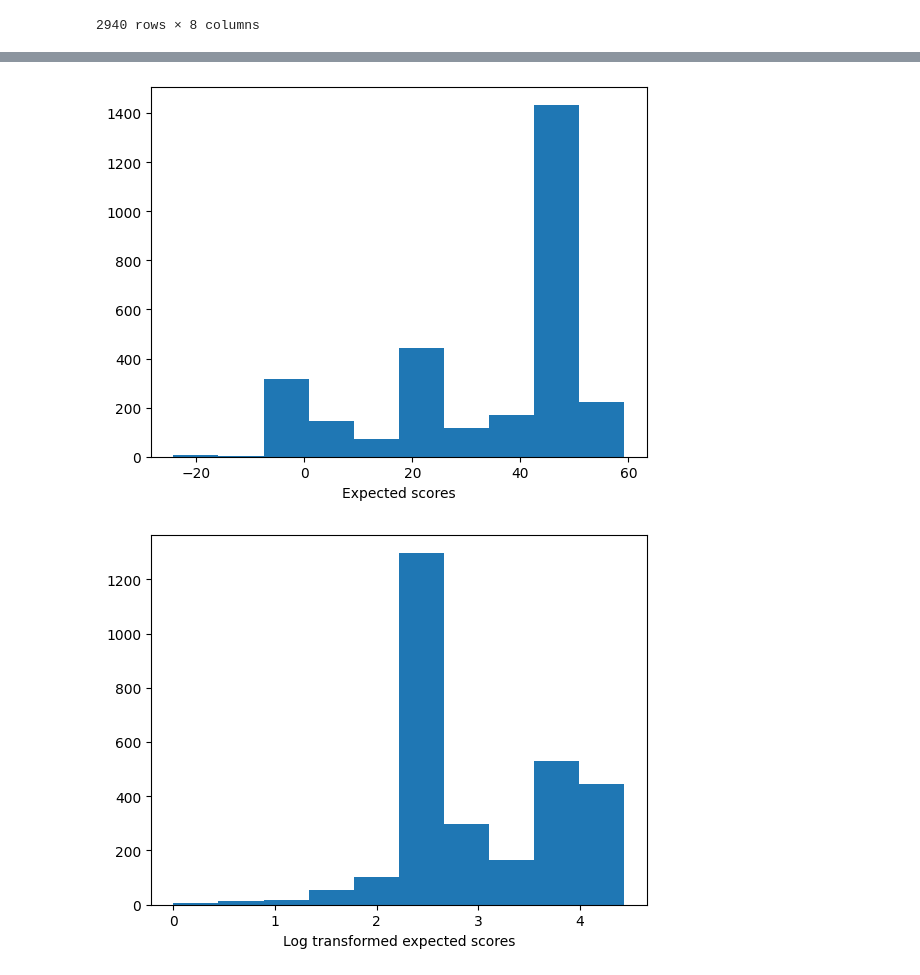
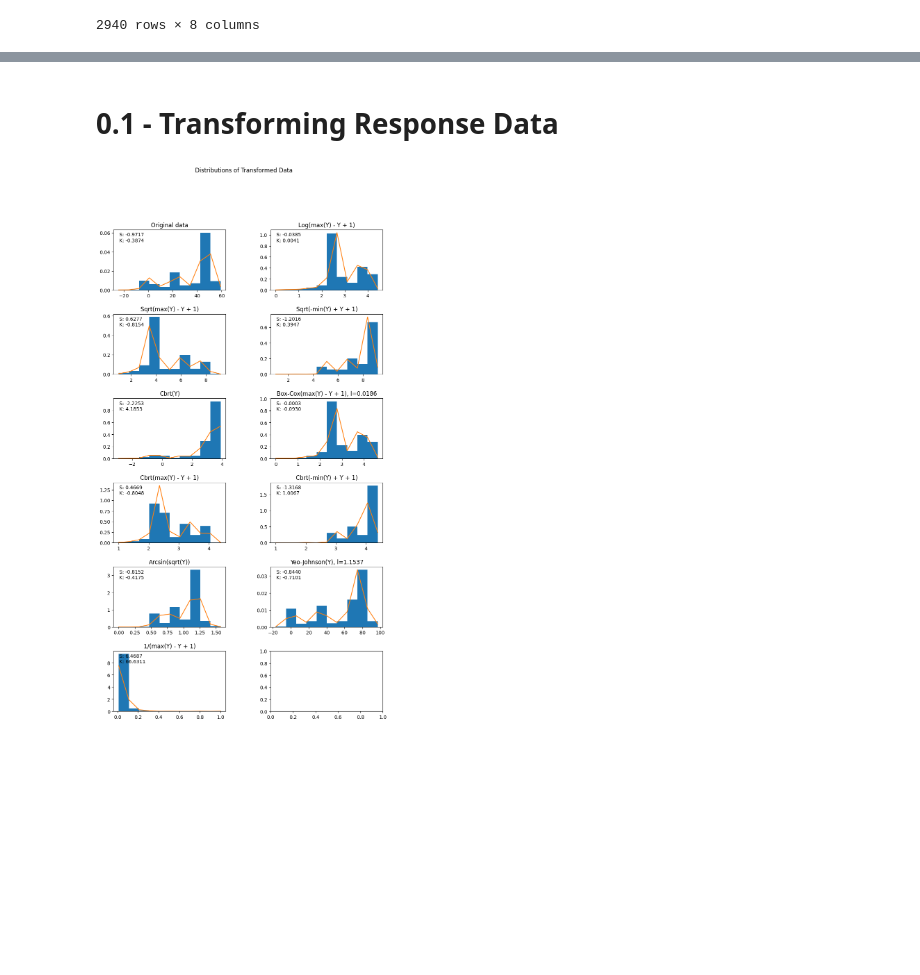
Before and after one commit to srinidhisrinivas/mcl-scarcity-mouselab, a Jupyter notebook: analysis/Data Analysis.ipynb, the cells around one changed output, grey strips where cells are left out. Saved outputs shown, nothing was run; the diff lists cells and outputs as text; code cells hidden in the pictures; blank space fills up the shorter version.

```diff
--- a/analysis/Data Analysis.ipynb
+++ b/analysis/Data Analysis.ipynb
@@ -349,0 +356,4 @@ outliers_excluded_trial
+# %%
+# Data to use for the remainder of the analysis
+
+filtered_data = outliers_excluded_part
@@ -416,30 +434,70 @@ See the caveats in the documentation: https://pandas.pydata.org/pandas-docs/stab
+# %% [markdown]
+# 0.1 - Transforming Response Data
 # %%
 def scale_to_range(arr, lb, ub):
     return ((arr - arr.min()) / (arr.max() - arr.min())) * (ub - lb) + lb
 # %%
 # Transforming the data
 
-data_to_copy = outliers_excluded_trial.copy() # or outliers_excluded
-
+data_to_copy = filtered_data.copy() # or outliers_excluded
 
 transformed_trials_df = data_to_copy.copy()
 log_transformed_trials_df = data_to_copy.copy()
 sq_transformed_trials_df = data_to_copy.copy()
+sq2_transformed_trials_df = data_to_copy.copy()
 cb_transformed_trials_df = data_to_copy.copy()
+cb2_transformed_trials_df = data_to_copy.copy()
+cb3_transformed_trials_df = data_to_copy.copy()
 arcsin_transformed_trials_df = data_to_copy.copy()
+bc_transformed_trials_df = data_to_copy.copy()
+yj_transformed_trials_df = data_to_copy.copy()
+inverse_transformed_trials_df = data_to_copy.copy()
 
-plt.figure()
-plt.hist(transformed_trials_df['expectedScores'])
-plt.xlabel('Expected scores')
+
 log_transformed_trials_df['expectedScores'] = np.log(transformed_trials_df['expectedScores'].max() + 1 - transformed_trials_df['expectedScores'])
 sq_transformed_trials_df['expectedScores'] = np.sqrt(transformed_trials_df['expectedScores'].max() + 1 - transformed_trials_df['expectedScores'])
-cb_transformed_trials_df['expectedScores'] = np.cbrt(transformed_trials_df['expectedScores'].max() + 1 - transformed_trials_df['expectedScores'])
-arcsin_transformed_trials_df['expectedScores'] = np.sqrt(np.arcsin(scale_to_range(transformed_trials_df['expectedScores'], -1, 1)))
+sq2_transformed_trials_df['expectedScores'] = np.sqrt(-transformed_trials_df['expectedScores'].min() + 1 + transformed_trials_df['expectedScores'])
+cb_transformed_trials_df['expectedScores'] = np.cbrt(transformed_trials_df['expectedScores'])
+cb2_transformed_trials_df['expectedScores'] = np.cbrt(transformed_trials_df['expectedScores'].max() + 1 - transformed_trials_df['expectedScores'])
+cb3_transformed_trials_df['expectedScores'] = np.cbrt(-transformed_trials_df['expectedScores'].min() + 1 + transformed_trials_df['expectedScores'])
+arcsin_transformed_trials_df['expectedScores'] = np.arcsin(np.sqrt(scale_to_range(transformed_trials_df['expectedScores'], 0, 1)))
+bc_transformed_trials_df['expectedScores'],lam = scipy.stats.boxcox(transformed_trials_df['expectedScores'].max() + 1 - transformed_trials_df['expectedScores'])
+#logit_transformed_trials_df['expectedScores'] = scipy.special.logit(scale_to_range(transformed_trials_df['expectedScores'], 0, 1))
+yj_transformed_trials_df['expectedScores'],lam_y = scipy.stats.yeojohnson(transformed_trials_df['expectedScores'])
+inverse_transformed_trials_df['expectedScores'] = 1/(transformed_trials_df['expectedScores'].max() + 1 - transformed_trials_df['expectedScores'])
 
-plt.figure()
-plt.hist(log_transformed_trials_df['expectedScores'])
-plt.xlabel("Log transformed expected scores")
+trans_list = [
+    (transformed_trials_df, "Original data"),
+    (log_transformed_trials_df, "Log(max(Y) - Y + 1)"),
+    (sq_transformed_trials_df, "Sqrt(max(Y) - Y + 1)"),
+    (sq2_transformed_trials_df, "Sqrt(-min(Y) + Y + 1)"),
+    (cb_transformed_trials_df, "Cbrt(Y)"),
+    (bc_transformed_trials_df, "Box-Cox(max(Y) - Y + 1), l={0:0.4f}".format(lam)),
+    (cb2_transformed_trials_df, "Cbrt(max(Y) - Y + 1)"),
+    (cb3_transformed_trials_df, "Cbrt(-min(Y) + Y + 1)"),
+    (arcsin_transformed_trials_df, "Arcsin(sqrt(Y))"),
+    (yj_transformed_trials_df, "Yeo-Johnson(Y), l={0:0.4f}".format(lam_y)),
+    (inverse_transformed_trials_df, "1/(max(Y) - Y + 1)")
+]
+
+fig, ax = plt.subplots(nrows=math.ceil(len(trans_list)/2),ncols=2,figsize=(10, 3 * math.ceil(len(trans_list)/2)),squeeze=False)
+plt.suptitle("Distributions of Transformed Data")
+ax = ax.flatten()
+
+for idx, trans in enumerate(trans_list):
+    data = trans[0]['expectedScores']
+    label = trans[1]
+    skew = scipy.stats.skew(data)
+    density = scipy.stats.gaussian_kde(data)
+    kurtosis = scipy.stats.kurtosis(data)
+    n, x, _ = ax[idx].hist(data, density=True)
+    ax[idx].set_title(label)
+    ax[idx].plot(x, density(x))
+    ax[idx].text(0.05,0.8, "S: {0:0.4f}\nK: {1:0.4f}".format(skew, kurtosis), transform=ax[idx].transAxes)
+
+plt.subplots_adjust(
+                wspace=0.4,
+                hspace=0.4)
 plt.show()
 # %% [output]
-[figure, old version]
+[figure, new version]
-[figure, removed]
```
Also changed, not shown: parts of 54 cells of this notebook, 4 other files.
